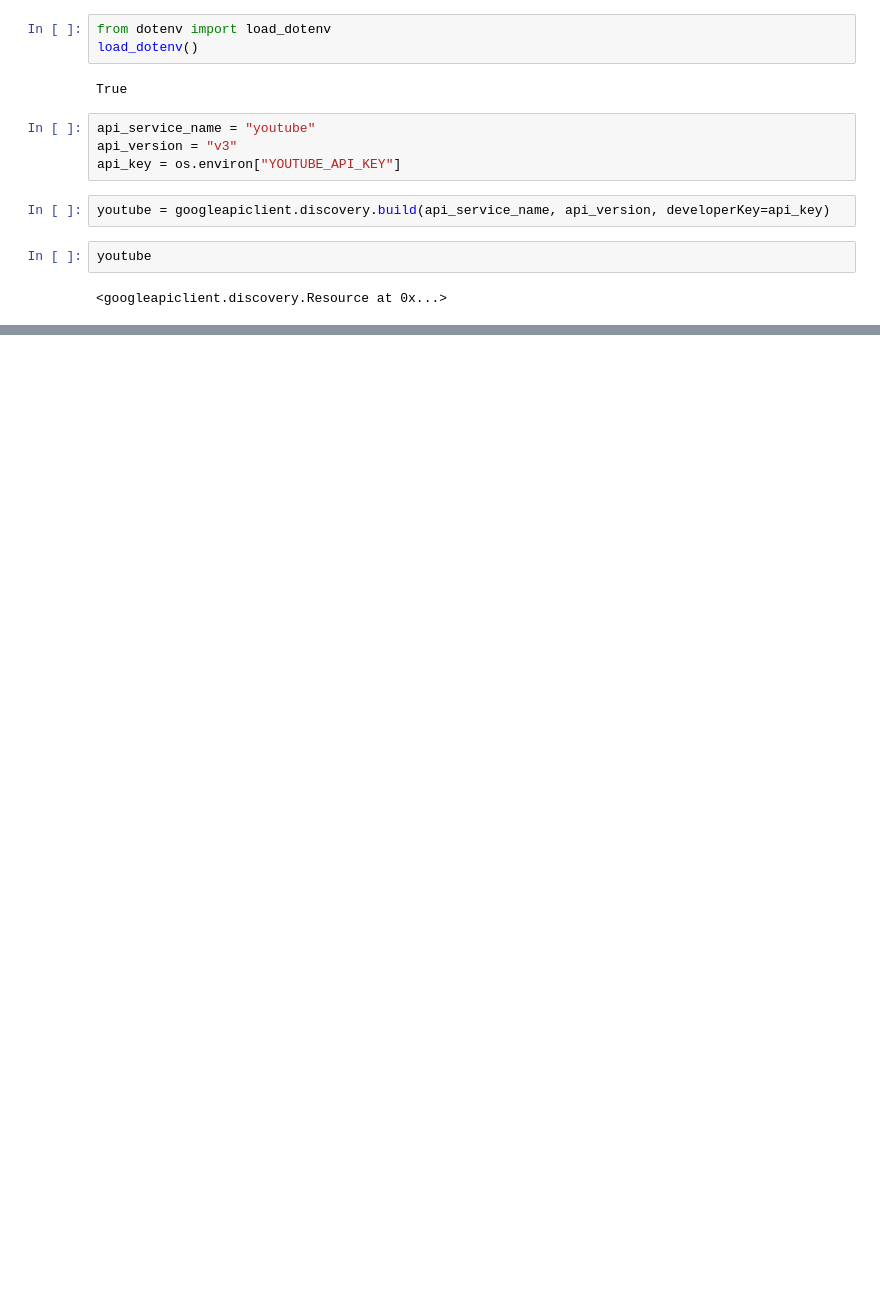
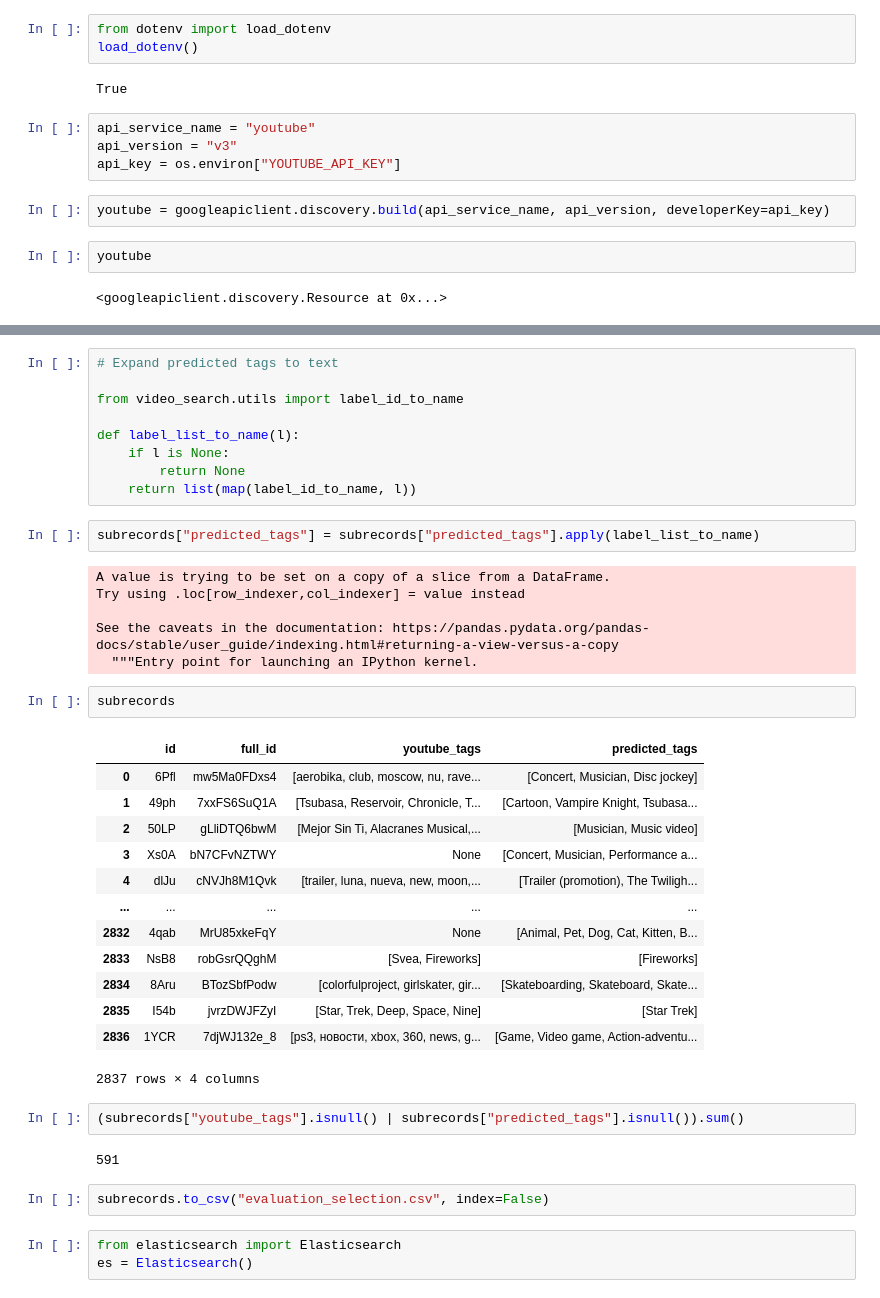
Before and after one commit to watemerald/Capstone, a Jupyter notebook: Evaluation Selection.ipynb, the cells around one changed output, grey strips where cells are left out. Drawn from its saved outputs; the diff is of its cells as text; blank space fills up the shorter version.

```diff
--- a/Evaluation Selection.ipynb
+++ b/Evaluation Selection.ipynb
@@ -284,0 +454,42 @@ response["items"][0]["snippet"]["tags"]
+# %%
+# Expand predicted tags to text
+
+from video_search.utils import label_id_to_name
+
+def label_list_to_name(l):
+    if l is None:
+        return None
+    return list(map(label_id_to_name, l))
+# %%
+subrecords["predicted_tags"] = subrecords["predicted_tags"].apply(label_list_to_name)
+# %% [output]
+A value is trying to be set on a copy of a slice from a DataFrame.
+Try using .loc[row_indexer,col_indexer] = value instead
+
+See the caveats in the documentation: https://pandas.pydata.org/pandas-docs/stable/user_guide/indexing.html#returning-a-view-versus-a-copy
+  """Entry point for launching an IPython kernel.
+# %%
+subrecords
+# %% [output]
+|  | id | full_id | youtube_tags | predicted_tags |
+| 0 | 6Pfl | mw5Ma0FDxs4 | [aerobika, club, moscow, nu, rave... | [Concert, Musician, Disc jockey] |
+| 1 | 49ph | 7xxFS6SuQ1A | [Tsubasa, Reservoir, Chronicle, T... | [Cartoon, Vampire Knight, Tsubasa... |
+| 2 | 50LP | gLliDTQ6bwM | [Mejor Sin Ti, Alacranes Musical,... | [Musician, Music video] |
+| 3 | Xs0A | bN7CFvNZTWY | None | [Concert, Musician, Performance a... |
+| 4 | dlJu | cNVJh8M1Qvk | [trailer, luna, nueva, new, moon,... | [Trailer (promotion), The Twiligh... |
+| ... | ... | ... | ... | ... |
+| 2832 | 4qab | MrU85xkeFqY | None | [Animal, Pet, Dog, Cat, Kitten, B... |
+| 2833 | NsB8 | robGsrQQghM | [Svea, Fireworks] | [Fireworks] |
+| 2834 | 8Aru | BTozSbfPodw | [colorfulproject, girlskater, gir... | [Skateboarding, Skateboard, Skate... |
+| 2835 | I54b | jvrzDWJFZyI | [Star, Trek, Deep, Space, Nine] | [Star Trek] |
+| 2836 | 1YCR | 7djWJ132e_8 | [ps3, новости, xbox, 360, news, g... | [Game, Video game, Action-adventu... |
+2837 rows × 4 columns
+# %%
+(subrecords["youtube_tags"].isnull() | subrecords["predicted_tags"].isnull()).sum()
+# %% [output]
+591
+# %%
+subrecords.to_csv("evaluation_selection.csv", index=False)
+# %%
+from elasticsearch import Elasticsearch
+es = Elasticsearch()
```
Also changed, not shown: parts of 42 cells of this notebook, 1 other file.
